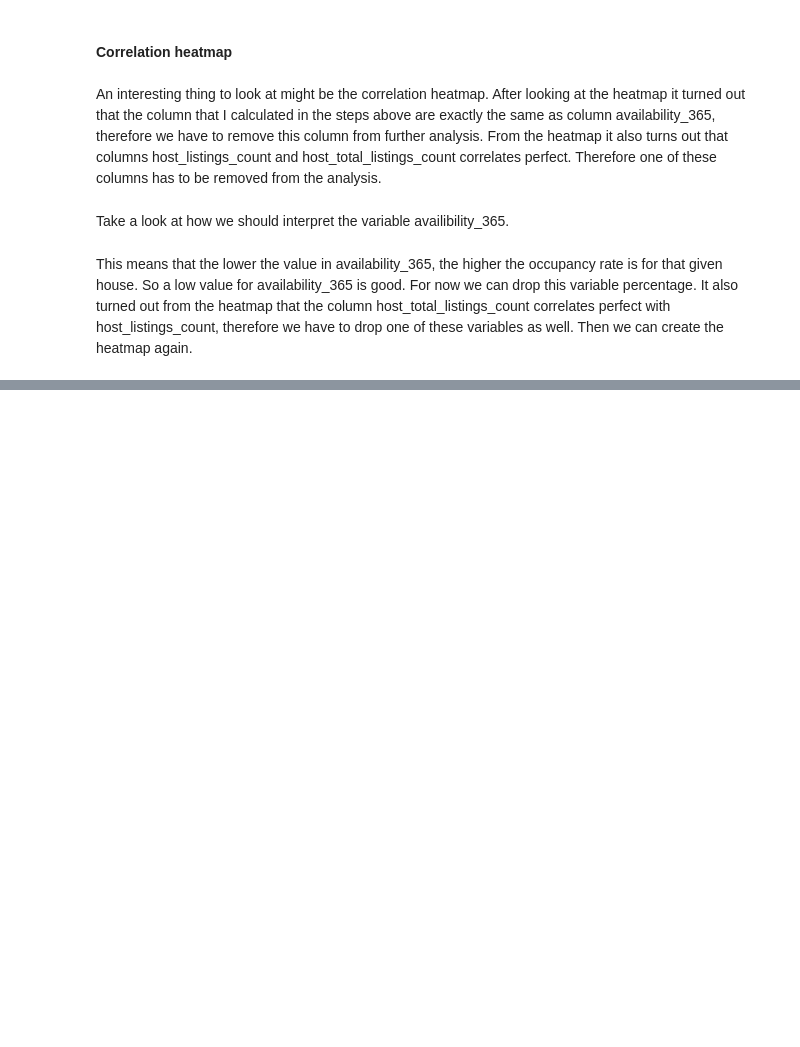
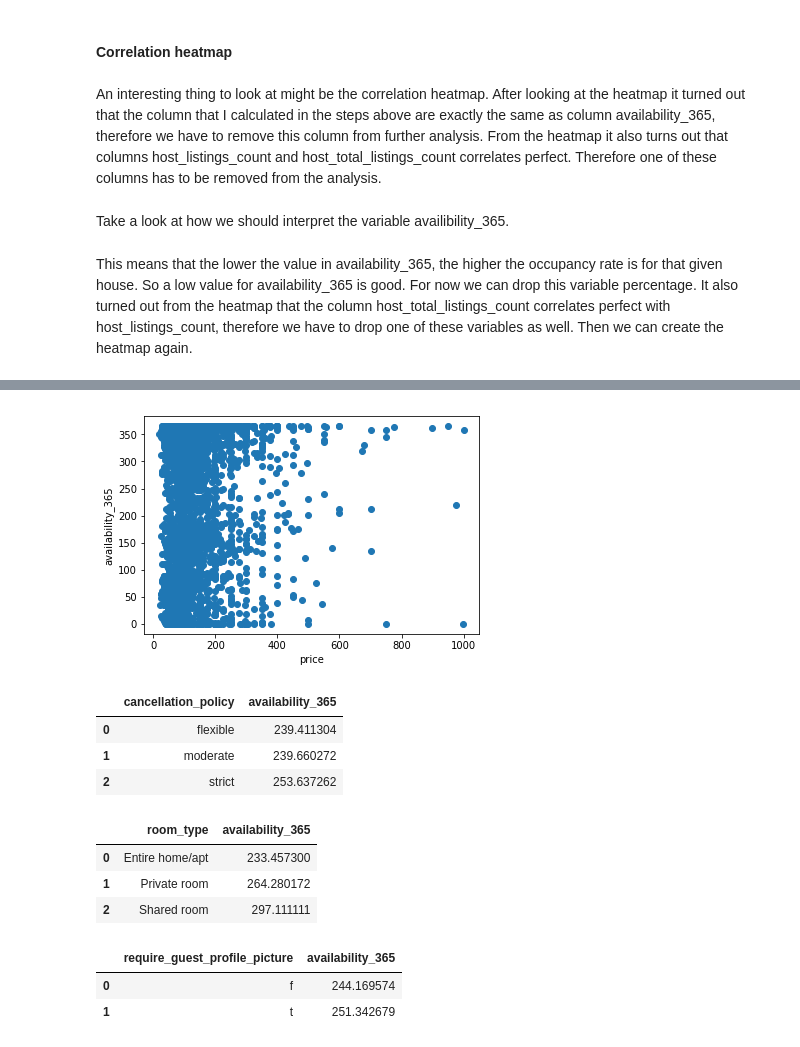
Before and after one commit to FrankTub/Airbnb-bookings, a Jupyter notebook: seattle_airbnb.ipynb, the cells around one changed output, grey strips where cells are left out. Cells and saved outputs as stored; diff of their text form; code cells hidden in the pictures; blank space fills up the shorter version.

```diff
--- a/seattle_airbnb.ipynb
+++ b/seattle_airbnb.ipynb
@@ -194,0 +178,24 @@ missing_data[missing_data['percentage'] == 0]
+# %%
+ut.scatter_plot(data, kpi, 'price', plt);
+# %% [output]
+[figure, added]
+# %%
+ut.aggr(data, kpi, 'cancellation_policy')
+# %% [output]
+|  | cancellation_policy | availability_365 |
+| 0 | flexible | 239.411304 |
+| 1 | moderate | 239.660272 |
+| 2 | strict | 253.637262 |
+# %%
+ut.aggr(data, kpi, 'room_type')
+# %% [output]
+|  | room_type | availability_365 |
+| 0 | Entire home/apt | 233.457300 |
+| 1 | Private room | 264.280172 |
+| 2 | Shared room | 297.111111 |
+# %%
+ut.aggr(data, kpi, 'require_guest_profile_picture')
+# %% [output]
+|  | require_guest_profile_picture | availability_365 |
+| 0 | f | 244.169574 |
+| 1 | t | 251.342679 |
```
Also changed, not shown: parts of 20 cells of this notebook, 1 other file.
